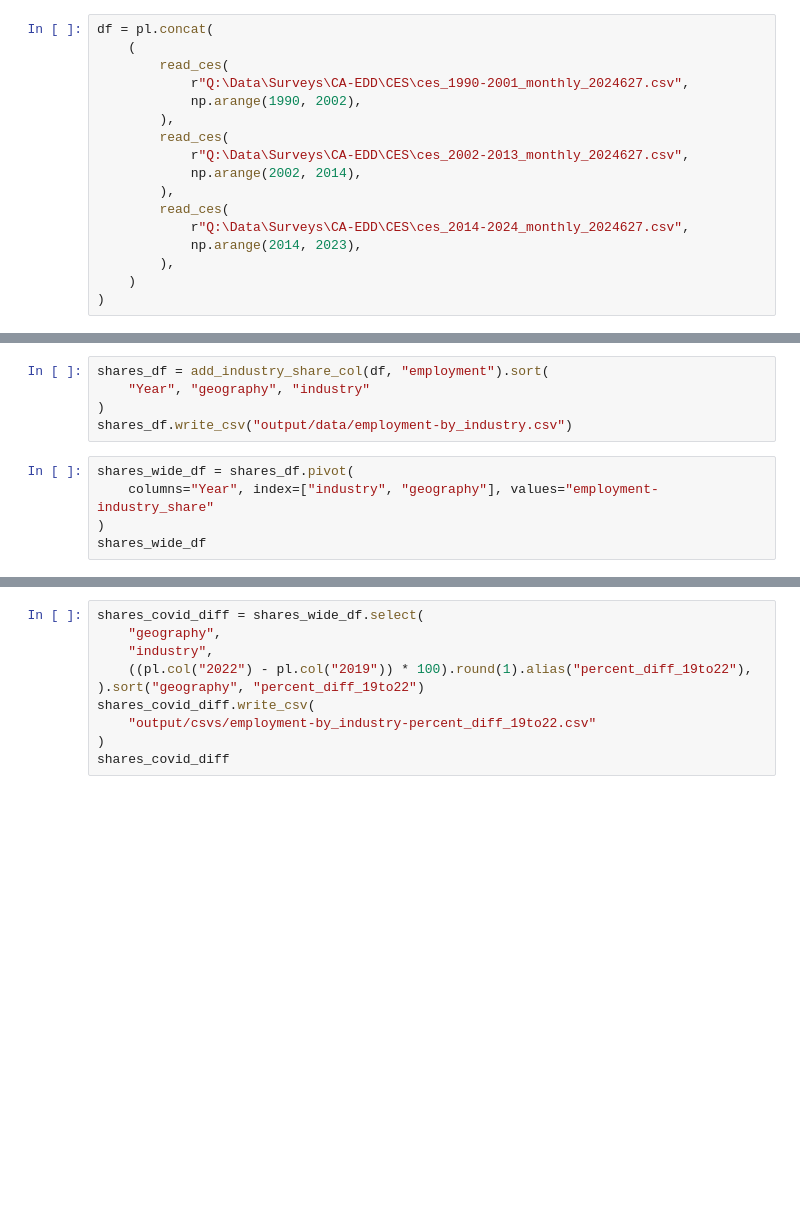
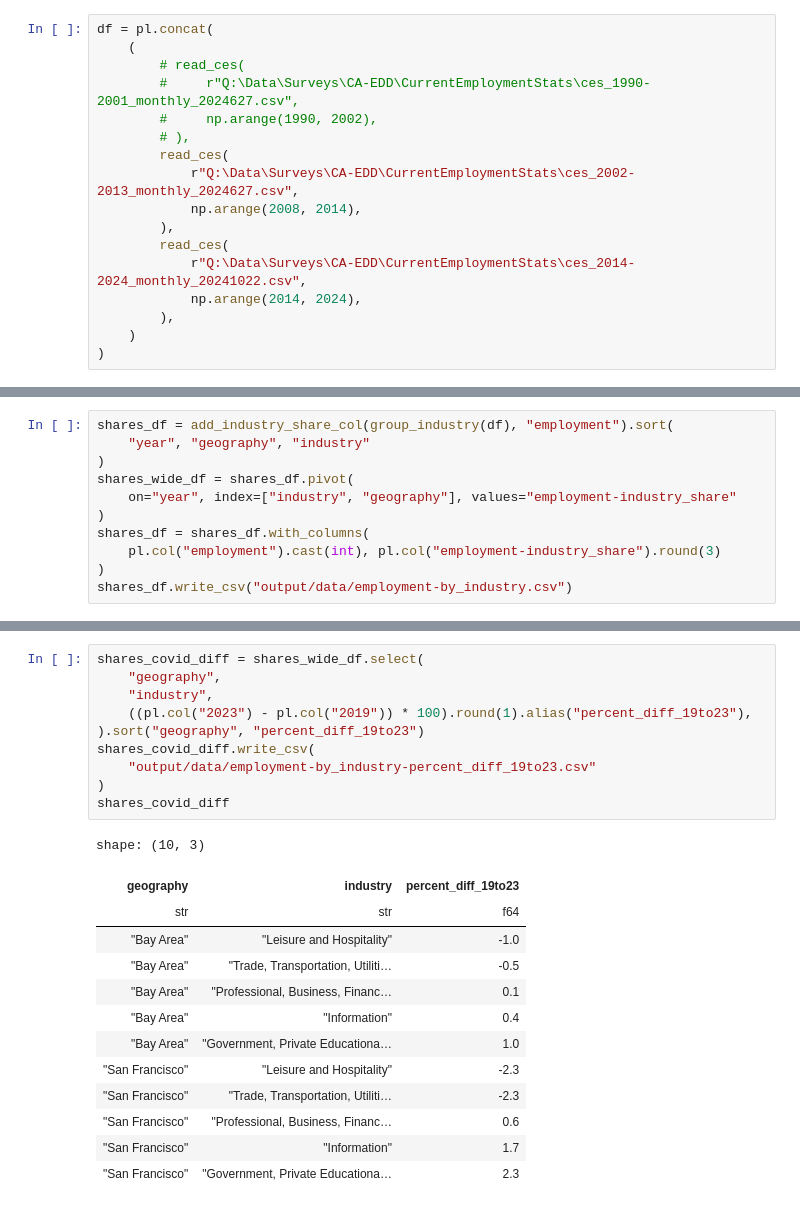
Before and after one commit to sfcta/downtown_today, a Jupyter notebook: employment_ces.ipynb, the cells around one changed output, grey strips where cells are left out. Drawn from its saved outputs; the diff is of its cells as text; blank space fills up the shorter version.

Commit message:
employment_ces, sales_tax: pre Abe final edits

```diff
--- a/employment_ces.ipynb
+++ b/employment_ces.ipynb
@@ -105,17 +158,17 @@ industry_shares_years = [2019, 2022]
 # %%
 df = pl.concat(
     (
+        # read_ces(
+        #     r"Q:\Data\Surveys\CA-EDD\CurrentEmploymentStats\ces_1990-2001_monthly_2024627.csv",
+        #     np.arange(1990, 2002),
+        # ),
         read_ces(
-            r"Q:\Data\Surveys\CA-EDD\CES\ces_1990-2001_monthly_2024627.csv",
-            np.arange(1990, 2002),
+            r"Q:\Data\Surveys\CA-EDD\CurrentEmploymentStats\ces_2002-2013_monthly_2024627.csv",
+            np.arange(2008, 2014),
         ),
         read_ces(
-            r"Q:\Data\Surveys\CA-EDD\CES\ces_2002-2013_monthly_2024627.csv",
-            np.arange(2002, 2014),
-        ),
-        read_ces(
-            r"Q:\Data\Surveys\CA-EDD\CES\ces_2014-2024_monthly_2024627.csv",
-            np.arange(2014, 2023),
+            r"Q:\Data\Surveys\CA-EDD\CurrentEmploymentStats\ces_2014-2024_monthly_20241022.csv",
+            np.arange(2014, 2024),
         ),
     )
 )
@@ -147,10 +217,11 @@ employment_plot
 # %%
-shares_df = add_industry_share_col(df, "employment").sort(
-    "Year", "geography", "industry"
+shares_df = add_industry_share_col(group_industry(df), "employment").sort(
+    "year", "geography", "industry"
+)
+shares_wide_df = shares_df.pivot(
+    on="year", index=["industry", "geography"], values="employment-industry_share"
+)
+shares_df = shares_df.with_columns(
+    pl.col("employment").cast(int), pl.col("employment-industry_share").round(3)
 )
 shares_df.write_csv("output/data/employment-by_industry.csv")
-# %%
-shares_wide_df = shares_df.pivot(
-    columns="Year", index=["industry", "geography"], values="employment-industry_share"
-)
-shares_wide_df
@@ -157,10 +244,24 @@ shares_wide_df
 # %%
 shares_covid_diff = shares_wide_df.select(
     "geography",
     "industry",
-    ((pl.col("2022") - pl.col("2019")) * 100).round(1).alias("percent_diff_19to22"),
-).sort("geography", "percent_diff_19to22")
+    ((pl.col("2023") - pl.col("2019")) * 100).round(1).alias("percent_diff_19to23"),
+).sort("geography", "percent_diff_19to23")
 shares_covid_diff.write_csv(
-    "output/csvs/employment-by_industry-percent_diff_19to22.csv"
+    "output/data/employment-by_industry-percent_diff_19to23.csv"
 )
 shares_covid_diff
+# %% [output]
+shape: (10, 3)
+| geography | industry | percent_diff_19to23 |
+| str | str | f64 |
+| "Bay Area" | "Leisure and Hospitality" | -1.0 |
+| "Bay Area" | "Trade, Transportation, Utiliti… | -0.5 |
+| "Bay Area" | "Professional, Business, Financ… | 0.1 |
+| "Bay Area" | "Information" | 0.4 |
+| "Bay Area" | "Government, Private Educationa… | 1.0 |
+| "San Francisco" | "Leisure and Hospitality" | -2.3 |
+| "San Francisco" | "Trade, Transportation, Utiliti… | -2.3 |
+| "San Francisco" | "Professional, Business, Financ… | 0.6 |
+| "San Francisco" | "Information" | 1.7 |
+| "San Francisco" | "Government, Private Educationa… | 2.3 |
```
Also changed, not shown: parts of 13 cells of this notebook, 1 other file.
